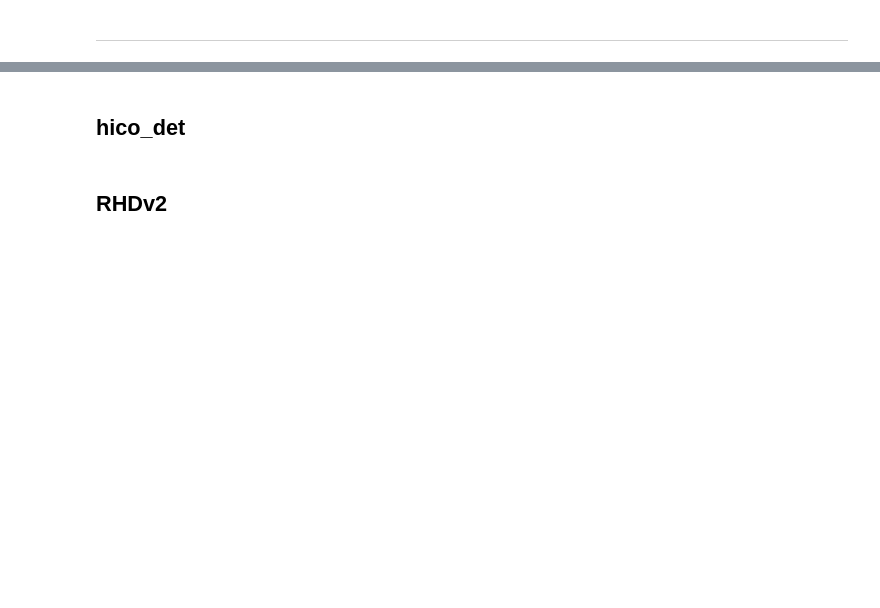
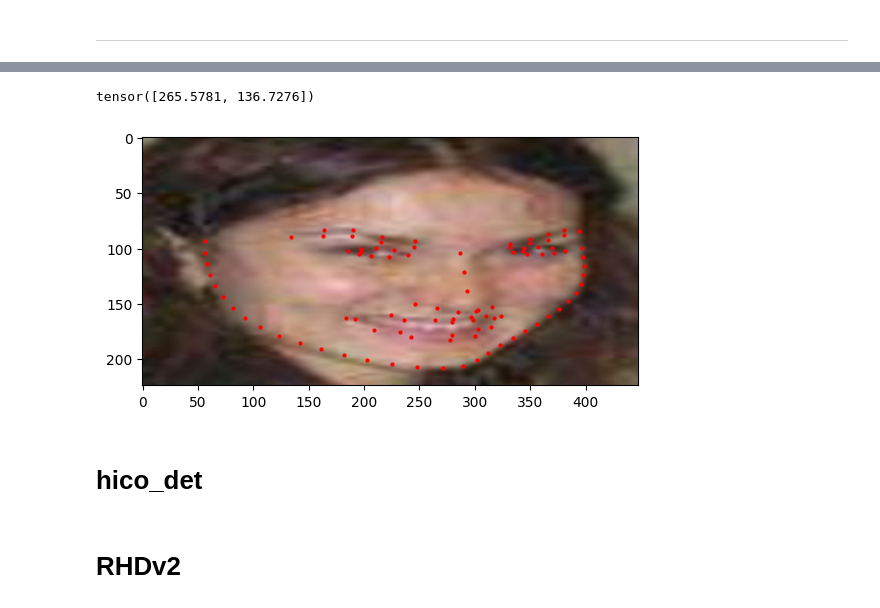
Before and after one commit to freya-aino/motion-capture, a Jupyter notebook: data_vis.ipynb, the cells around one changed output, grey strips where cells are left out. Cells and saved outputs as stored; diff of their text form; code cells hidden in the pictures; blank space fills up the shorter version.

```diff
--- a/data_vis.ipynb
+++ b/data_vis.ipynb
@@ -64,5 +66,27 @@ number of faces 1
+# %%
+from data.datasets import WFLWDataset
+
+wflw_dataset = WFLWDataset((448, 224), 10)
+# %%
+test_i = 4
+
+test_image = wflw_dataset[test_i]["image"].permute(1, 2, 0).round().byte().numpy()
+
+_, ax = plt.subplots()
+
+ax.imshow(test_image)
+
+for dp in wflw_dataset[test_i]["keypoints"]:
+    ax.plot(dp[0], dp[1], "ro", markersize=2)
+
+print(wflw_dataset[test_i]["keypoints"].mean(0))
+
+plt.show()
+# %% [output]
+tensor([265.5781, 136.7276])
+[figure, added]
 # %% [markdown]
-## __hico_det__
+# hico_det
 # %%
 # hd = scipy.io.loadmat("./../_data/_usefull/_images/Halpe-FullBody/hico_det/anno.mat")
 # hd_bb = scipy.io.loadmat("./../_data/_usefull/_images/Halpe-FullBody/hico_det/anno_bbox.mat")
@@ -95,7 +119,7 @@ number of faces 1
 
 # [b[1] for b in hd_bb["bbox_train"][0][0][2][0]]
 # %% [markdown]
-## __RHDv2__
+# RHDv2
 # %%
 # arr = pickle.load(open("./../_data/_usefull/_images/RHD_published_v2/training/anno_training.pickle", "br"))
 
```
Also changed, not shown: parts of 7 cells of this notebook, 2 other files.
